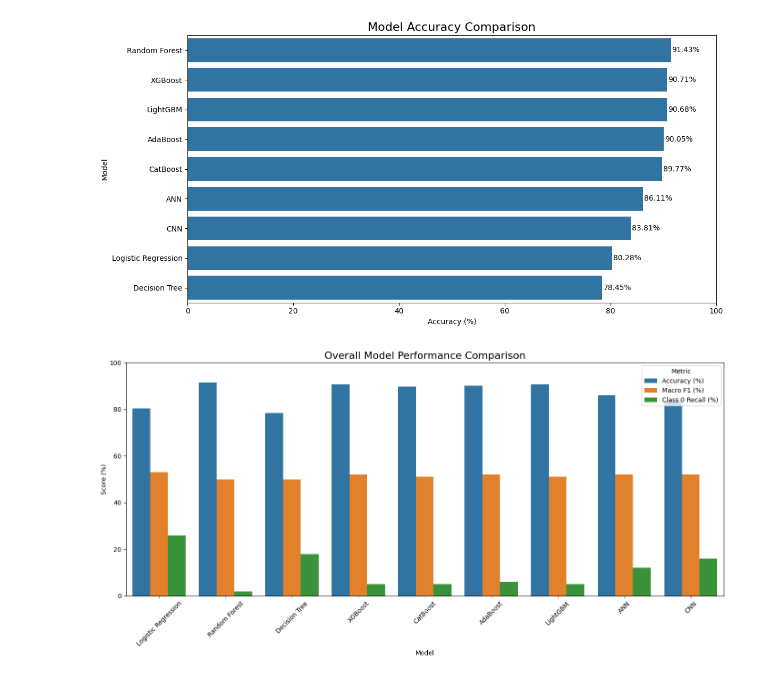
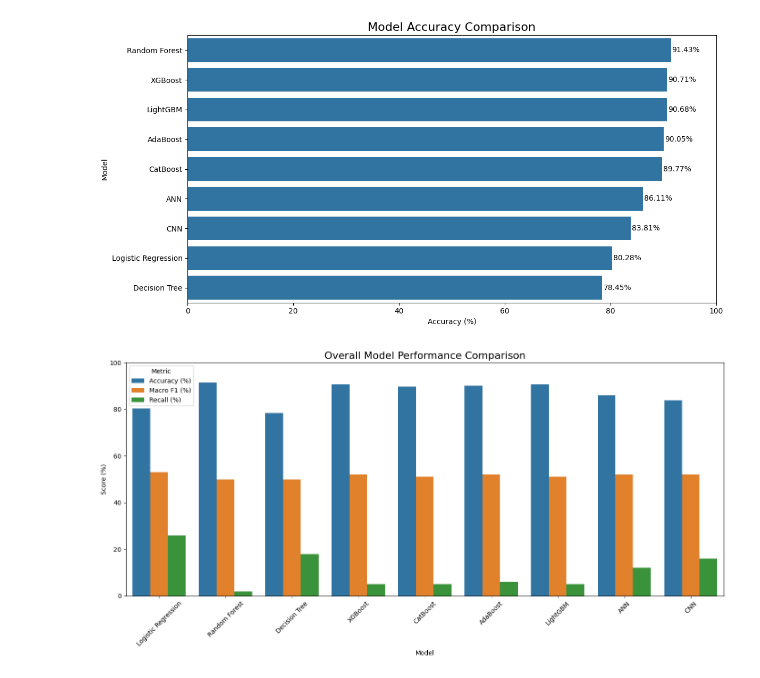
Before and after one commit to samifahim07/PsychWell-Predictive-Modeling, a Jupyter notebook: mental_health.ipynb, the cells around one changed output. Cells and saved outputs as stored; diff of their text form; code cells hidden in the pictures.

```diff
--- a/mental_health.ipynb
+++ b/mental_health.ipynb
@@ -1416,41 +1416,41 @@ plot_data = model_comparison.copy()
 # Convert Macro F1 to percentage
 plot_data["Macro F1 (%)"] = plot_data["Macro F1"] * 100
 
-# Convert Class 0 Recall to percentage
-plot_data["Class 0 Recall (%)"] = plot_data["Class 0 Recall"] * 100
+# Rename Class 0 Recall to Recall
+plot_data["Recall (%)"] = plot_data["Class 0 Recall"] * 100
 
 plot_data = plot_data[
-    ["Model", "Accuracy (%)", "Macro F1 (%)", "Class 0 Recall (%)"]
+    ["Model", "Accuracy (%)", "Macro F1 (%)", "Recall (%)"]
 ]
 
 plot_data = plot_data.melt(
     id_vars="Model",
     var_name="Metric",
     value_name="Score"
 )
 
 plt.figure(figsize=(14, 7))
 
 sns.barplot(
     data=plot_data,
     x="Model",
     y="Score",
     hue="Metric"
 )
 
 plt.title(
     "Overall Model Performance Comparison",
     fontsize=16
 )
 
 plt.xlabel("Model")
 plt.ylabel("Score (%)")
 
 plt.xticks(rotation=45)
 plt.ylim(0, 100)
 
 plt.legend(title="Metric")
 plt.tight_layout()
 plt.show()
 # %% [output]
-[figure, old version]
+[figure, new version]
```
